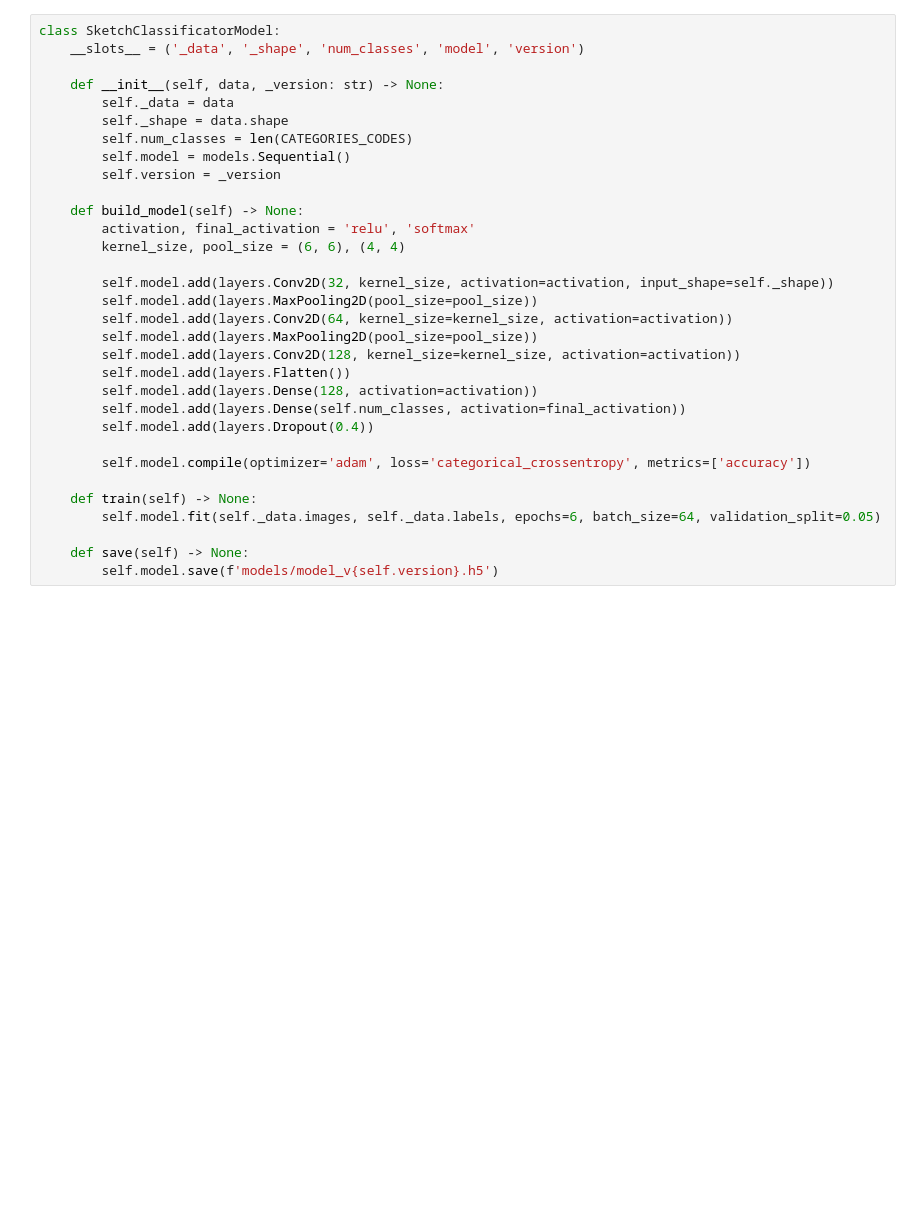
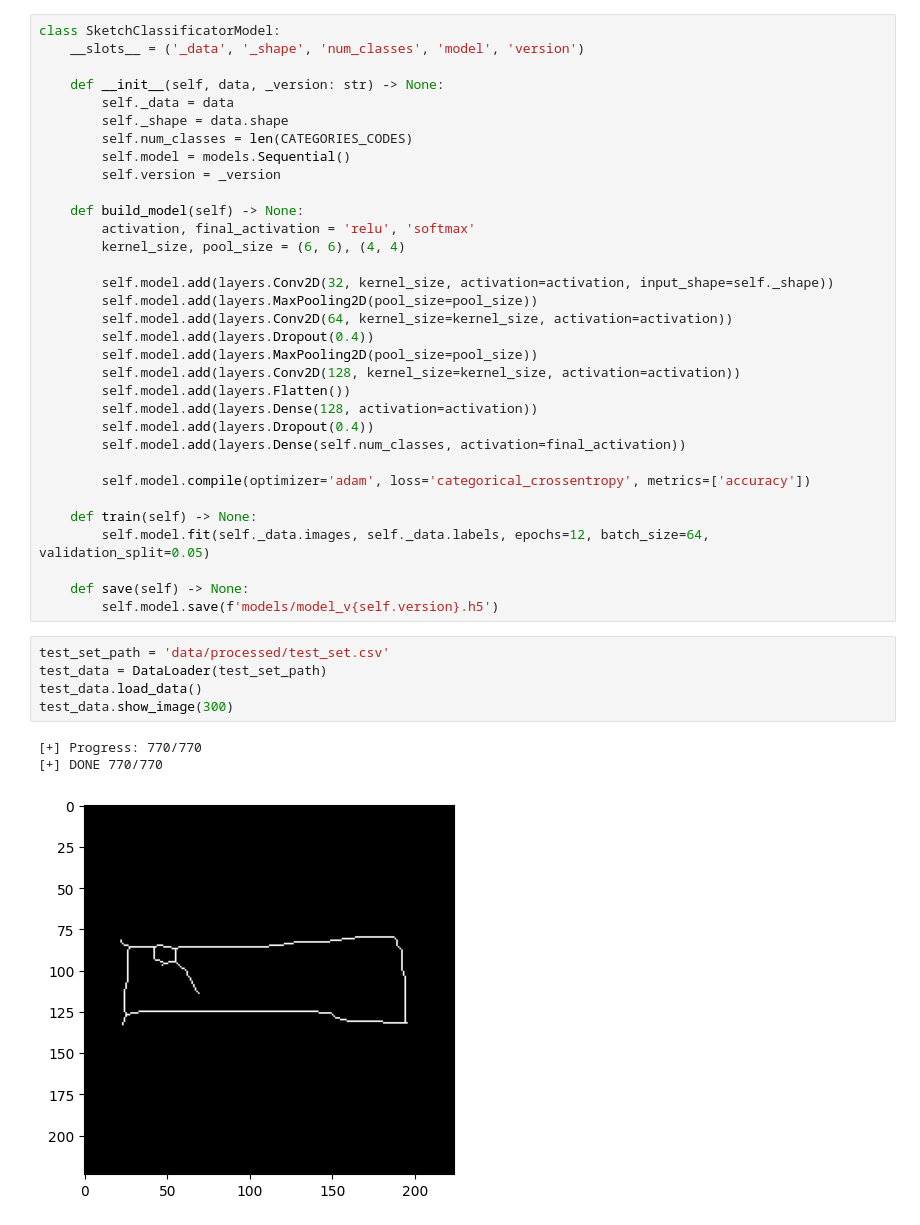
Before and after one commit to Van4ooo/IASA-Champ-24-stage1, a Jupyter notebook: src/model_build.ipynb, the cells around one changed output. Saved outputs shown, nothing was run; the diff lists cells and outputs as text; blank space fills up the shorter version.

```diff
--- a/src/model_build.ipynb
+++ b/src/model_build.ipynb
@@ -75,17 +73,27 @@ class SketchClassificatorModel:
         self.model.add(layers.Conv2D(32, kernel_size, activation=activation, input_shape=self._shape))
         self.model.add(layers.MaxPooling2D(pool_size=pool_size))
         self.model.add(layers.Conv2D(64, kernel_size=kernel_size, activation=activation))
+        self.model.add(layers.Dropout(0.4))
         self.model.add(layers.MaxPooling2D(pool_size=pool_size))
         self.model.add(layers.Conv2D(128, kernel_size=kernel_size, activation=activation))
         self.model.add(layers.Flatten())
         self.model.add(layers.Dense(128, activation=activation))
+        self.model.add(layers.Dropout(0.4))
         self.model.add(layers.Dense(self.num_classes, activation=final_activation))
-        self.model.add(layers.Dropout(0.4))
 
         self.model.compile(optimizer='adam', loss='categorical_crossentropy', metrics=['accuracy'])
 
     def train(self) -> None:
-        self.model.fit(self._data.images, self._data.labels, epochs=6, batch_size=64, validation_split=0.05)
+        self.model.fit(self._data.images, self._data.labels, epochs=12, batch_size=64, validation_split=0.05)
 
     def save(self) -> None:
         self.model.save(f'models/model_v{self.version}.h5')
+# %%
+test_set_path = 'data/processed/test_set.csv'
+test_data = DataLoader(test_set_path)
+test_data.load_data()
+test_data.show_image(300)
+# %% [output]
+[+] Progress: 770/770
+[+] DONE 770/770
+[figure, added]
```
Also changed, not shown: parts of 7 cells of this notebook, 3 other files.
